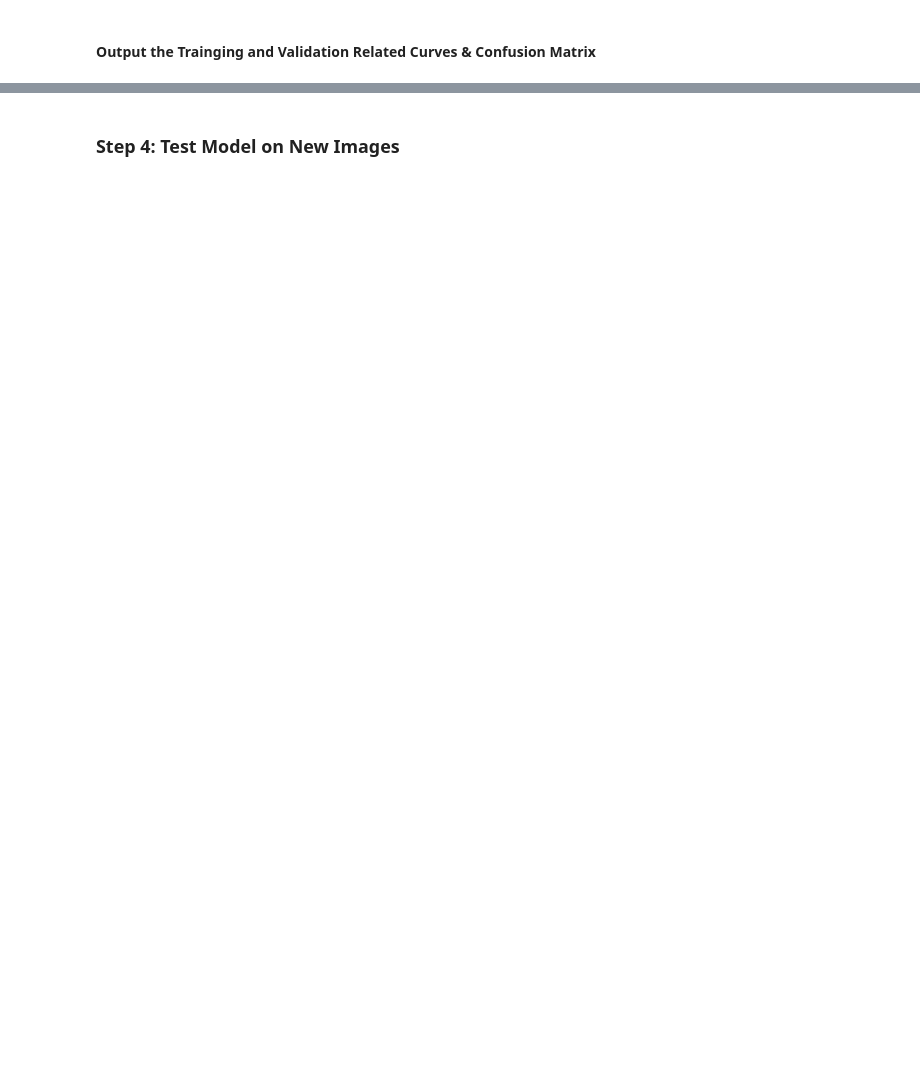
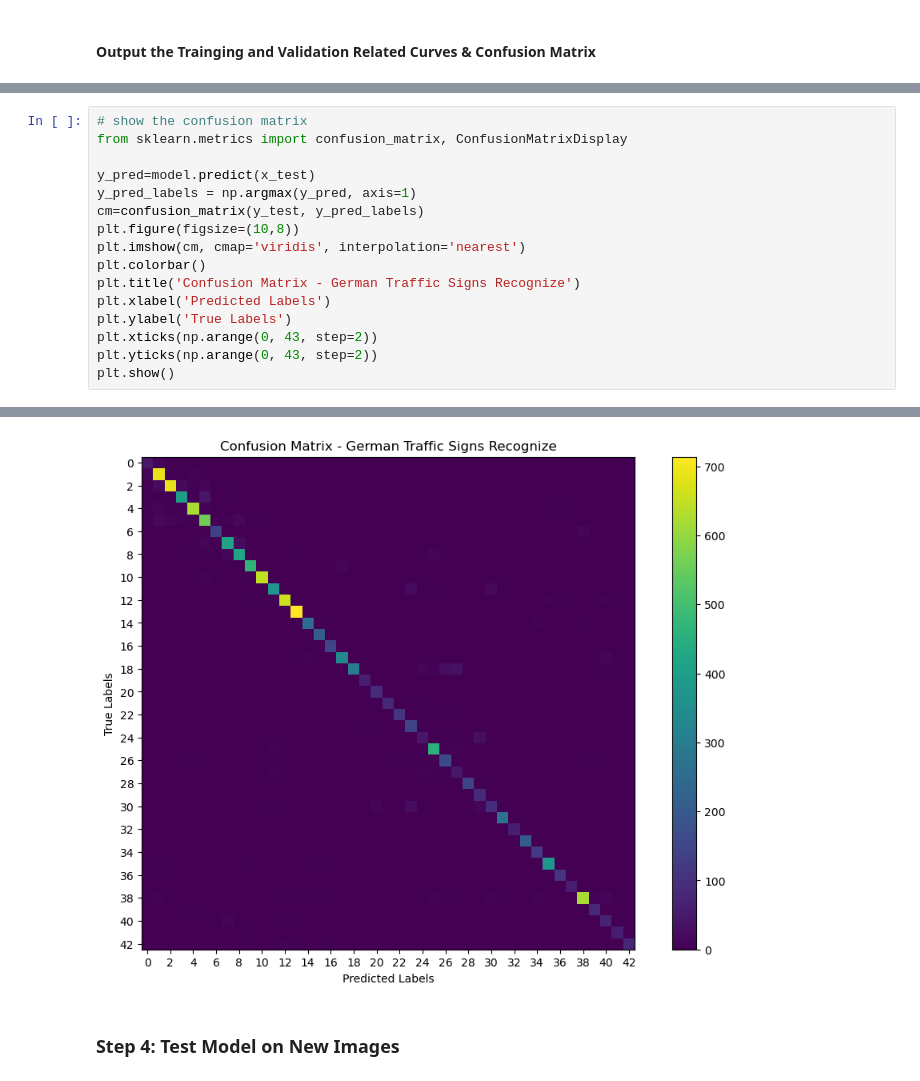
Before and after one commit to urbao/autonomous-driving, a Jupyter notebook: HW3/Traffic-Signs-Classifier.ipynb, the cells around one changed output, grey strips where cells are left out. Drawn from its saved outputs; the diff is of its cells as text; blank space fills up the shorter version.

```diff
--- a/HW3/Traffic-Signs-Classifier.ipynb
+++ b/HW3/Traffic-Signs-Classifier.ipynb
@@ -355,0 +394,17 @@ plt.show()
+# %%
+# show the confusion matrix
+from sklearn.metrics import confusion_matrix, ConfusionMatrixDisplay
+
+y_pred=model.predict(x_test)
+y_pred_labels = np.argmax(y_pred, axis=1)
+cm=confusion_matrix(y_test, y_pred_labels)
+plt.figure(figsize=(10,8))
+plt.imshow(cm, cmap='viridis', interpolation='nearest')
+plt.colorbar()
+plt.title('Confusion Matrix - German Traffic Signs Recognize')
+plt.xlabel('Predicted Labels')
+plt.ylabel('True Labels')
+plt.xticks(np.arange(0, 43, step=2))
+plt.yticks(np.arange(0, 43, step=2))
+plt.show()
+# %% [output]
@@ -356,2 +412,3 @@ plt.show()
+[figure, added]
 # %% [markdown]
 ### Step 4: Test Model on New Images
```
Also changed, not shown: parts of 13 cells of this notebook.
